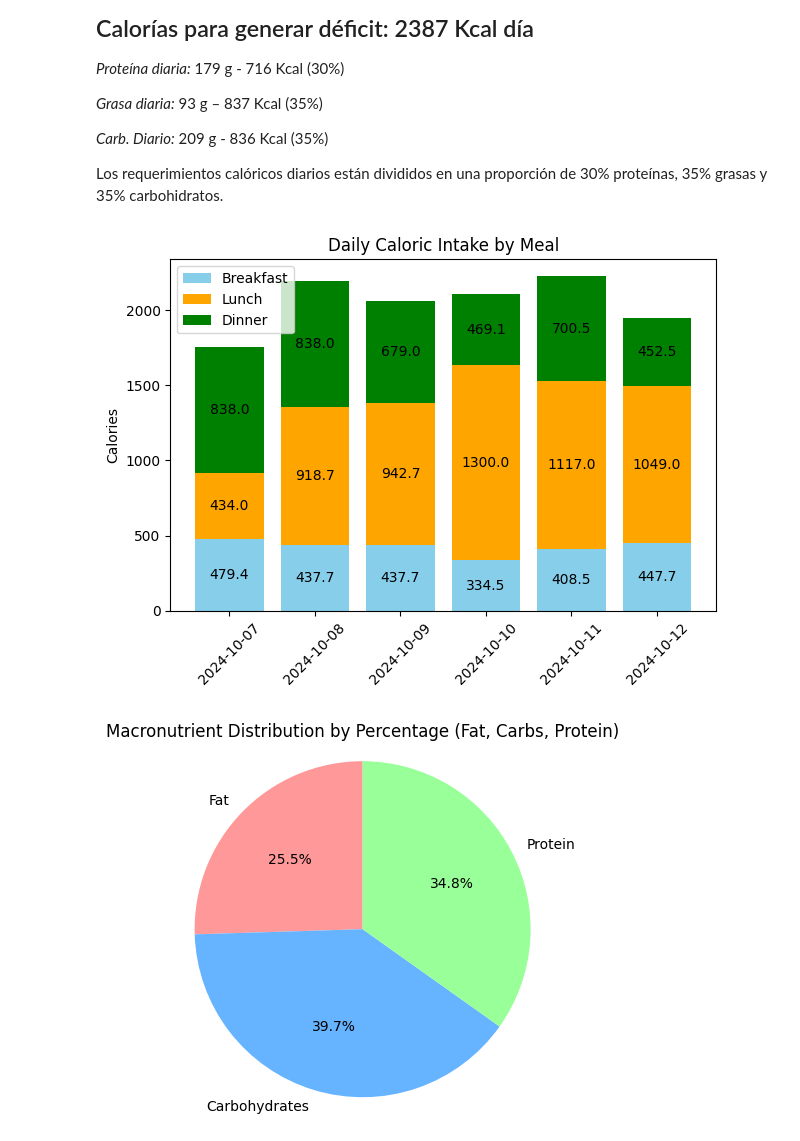
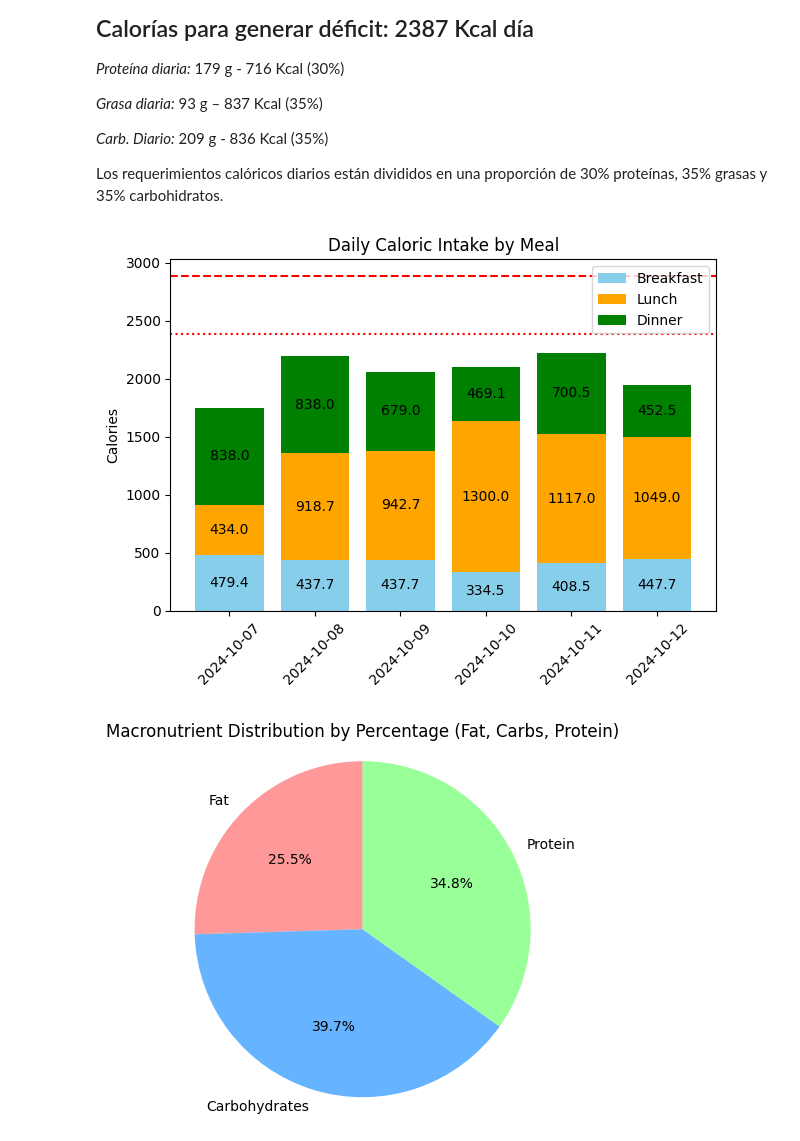
Before and after one commit to cris7ian/fitness, a Jupyter notebook: fitness.ipynb, the cells around one changed output. Drawn from its saved outputs; the diff is of its cells as text; code cells hidden in the pictures.

```diff
--- a/fitness.ipynb
+++ b/fitness.ipynb
@@ -55,34 +55,38 @@ bars_breakfast = ax.bar(days, breakfast, label='Breakfast', color='skyblue')
 bars_lunch = ax.bar(days, lunch, bottom=breakfast, label='Lunch', color='orange')
 bars_dinner = ax.bar(days, dinner, bottom=breakfast + lunch, label='Dinner', color='green')
 
 # Add labels and title
 ax.set_ylabel('Calories')
 ax.set_title('Daily Caloric Intake by Meal')
 ax.legend()
 
+# Add red lines for calorie limits
+ax.axhline(y=2887, color='red', linestyle='--', label='Keep weight (2887 Kcal)')
+ax.axhline(y=2387, color='red', linestyle=':', label='Deficit (2387 Kcal)')
+
 # Add numbers on the bars for Breakfast
 for bar, value in zip(bars_breakfast, breakfast):
     height = bar.get_height()
     ax.text(bar.get_x() + bar.get_width() / 2, height / 2, f'{value:.1f}', ha='center', va='center')
 
 # Add numbers on the bars for Lunch
 for bar, value, base in zip(bars_lunch, lunch, breakfast):
     height = bar.get_height()
     ax.text(bar.get_x() + bar.get_width() / 2, base + height / 2, f'{value:.1f}', ha='center', va='center')
 
 # Add numbers on the bars for Dinner
 for bar, value, base in zip(bars_dinner, dinner, breakfast + lunch):
     height = bar.get_height()
     ax.text(bar.get_x() + bar.get_width() / 2, base + height / 2, f'{value:.1f}', ha='center', va='center')
 
 # Rotate x-ticks for better readability
 plt.xticks(rotation=45)
 plt.tight_layout()
 
 # Show the plot for this week
 plt.show()
 # %% [output]
-[figure, old version]
+[figure, new version]
 # %%
 # Sum the total grams of Fat, Carbohydrates, and Protein across all meals
 total_fat = data['Fat (g)'].sum()
```
Also changed, not shown: parts of 1 cell of this notebook.
